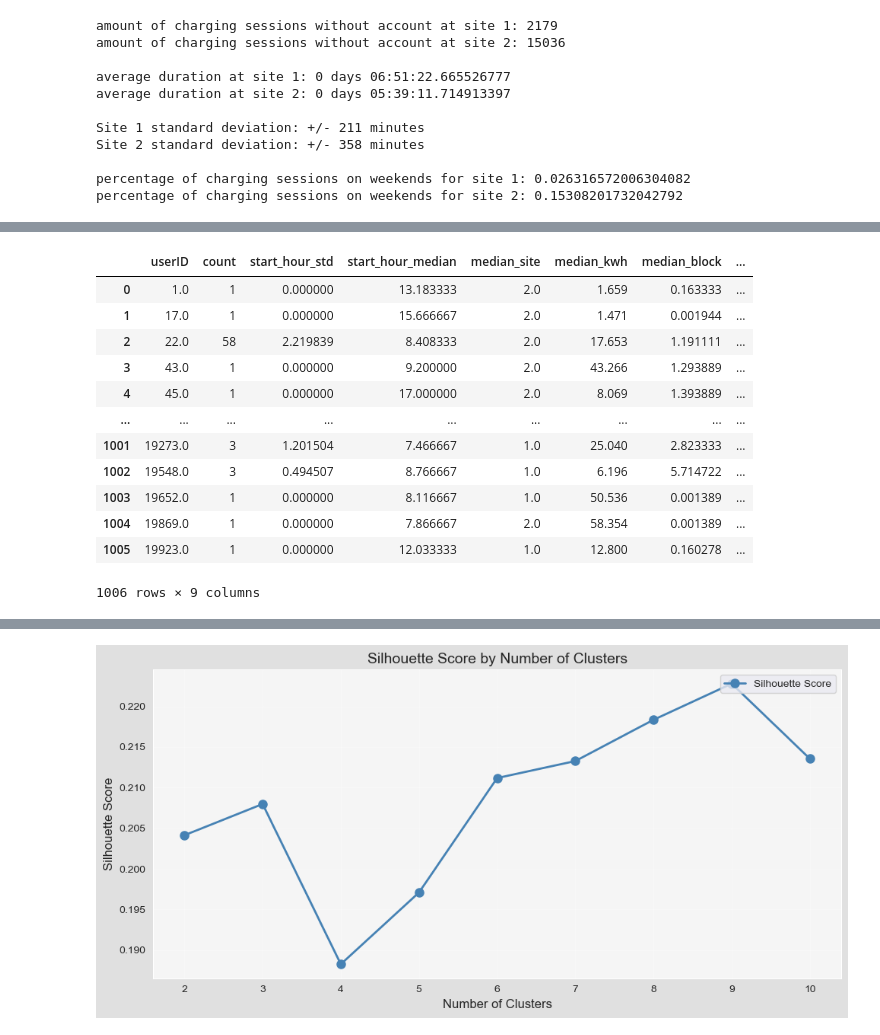
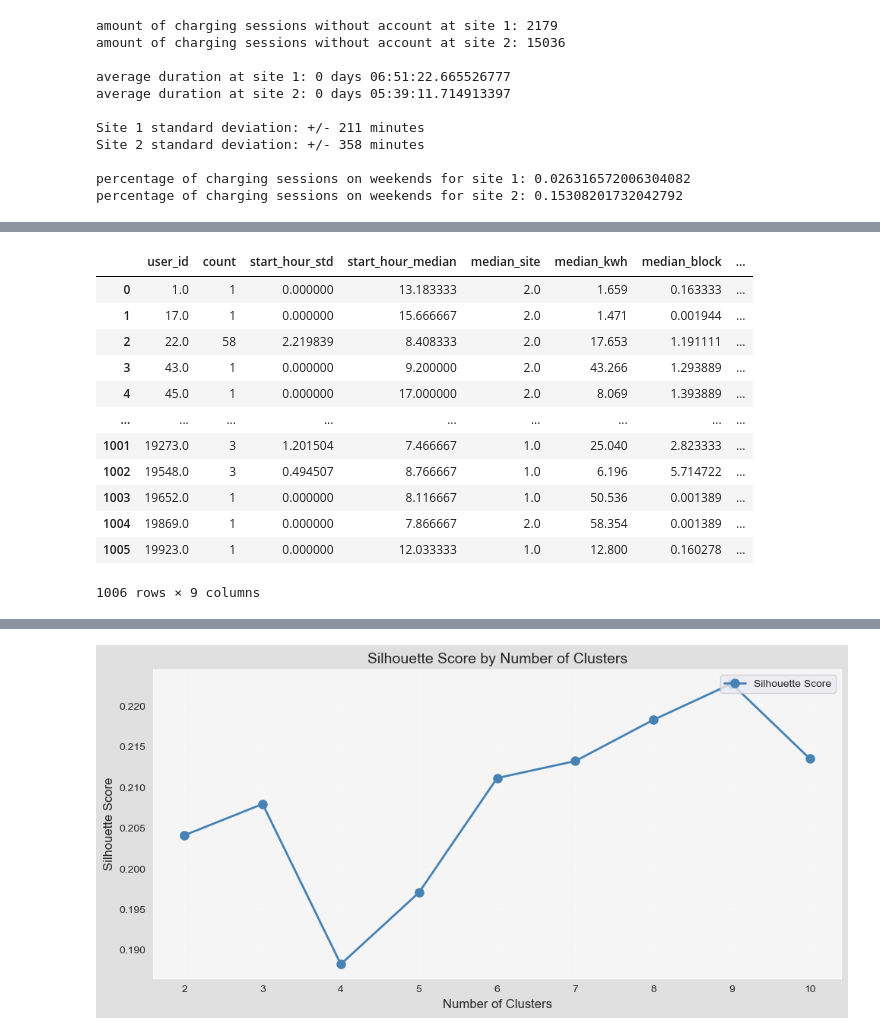
Before and after one commit to dfd0430/wiso, a Jupyter notebook: main.ipynb, the cells around one changed output, grey strips where cells are left out. Drawn from its saved outputs; the diff is of its cells as text; code cells hidden in the pictures.

```diff
--- a/main.ipynb
+++ b/main.ipynb
@@ -112,6 +113,24 @@ charging_sessions = charging_sessions[[
         "requestedDeparture"
     ]]
 charging_sessions= charging_sessions.drop_duplicates(keep='first')
+
+# rename columns to snake_case
+charging_sessions = charging_sessions.rename(columns={
+    'connectionTime': 'connection_time',
+    'disconnectTime': 'disconnect_time',
+    'doneChargingTime': 'done_charging_time',
+    'kWhDelivered': 'kwh_delivered',
+    'sessionID': 'session_id',
+    'siteID': 'site_id',
+    'stationID': 'station_id',
+    'userID': 'user_id',
+    'WhPerMile': 'wh_per_mile',
+    'kWhRequested': 'kwh_requested',
+    'milesRequested': 'miles_requested',
+    'minutesAvailable': 'minutes_available',
+    'modifiedAt': 'modified_at',
+    'requestedDeparture': 'requested_departure',
+})
 # %%
 # add missing values in temperature data by interpolation
 numeric_cols = ['temperature', 'felt_temperature', 'windspeed', 'pressure','cloud_cover']
@@ -572,50 +606,51 @@ the we calculate columns to use in the clustering namely:
 # %%
 # Keep only users with accounts and add some useful columns
 
-charging_sessions['has_account'] = charging_sessions['userID'].notnull().astype(int)
+charging_sessions['has_account'] = charging_sessions['user_id'].notnull().astype(int)
 charging_sessions_registered = charging_sessions[charging_sessions["has_account"] == 1].copy()
 
 charging_sessions_registered['duration_hours'] = (
-    charging_sessions_registered['disconnectTime'] - charging_sessions_registered['connectionTime']
+    charging_sessions_registered['disconnect_time'] - charging_sessions_registered['connection_time']
 ).dt.total_seconds() / 3600
 
 
-charging_sessions_registered['start_hour'] = charging_sessions_registered['connectionTime'].dt.hour + charging_sessions_registered['connectionTime'].dt.minute / 60
+charging_sessions_registered['start_hour'] = charging_sessions_registered['connection_time'].dt.hour + charging_sessions_registered['connection_time'].dt.minute / 60
 
 
-charging_sessions_registered['doneChargingTime'] = charging_sessions_registered['doneChargingTime'].fillna(
-    charging_sessions_registered['disconnectTime']
+charging_sessions_registered['done_charging_time'] = charging_sessions_registered['done_charging_time'].fillna(
+    charging_sessions_registered['disconnect_time']
 )
 
 charging_sessions_registered['block_time'] = (
-    charging_sessions_registered['disconnectTime'] - charging_sessions_registered['doneChargingTime']
+    charging_sessions_registered['disconnect_time'] - charging_sessions_registered['done_charging_time']
 ).dt.total_seconds() / 3600
 
 
 # Group by user and compute aggregated features
 charging_sessions_registered_grouped = (
     charging_sessions_registered
-        .groupby("userID")
+        .groupby("user_id")
         .agg(
             count=("start_hour", "count"),
             start_hour_std=("start_hour", "std"),
             start_hour_median=("start_hour", "median"),
-            median_site=("siteID","median"),
-            median_kwh = ('kWhDelivered',"median"),
+            median_site=("site_id","median"),
+            median_kwh = ('kwh_delivered',"median"),
             median_block = ('block_time',"median"),
             median_duration = ('duration_hours',"median"),
-            median_request = ('milesRequested',"median")
+            median_request = ('miles_requested',"median")
         )
         .reset_index()
 )
 
 # Replace NaN std values
 charging_sessions_registered_grouped["start_hour_std"] = (
     charging_sessions_registered_grouped["start_hour_std"].fillna(0)
 )
-charging_sessions_registered
+
+charging_sessions_registered_grouped
 # %% [output]
-|  | userID | count | start_hour_std | start_hour_median | median_site | median_kwh | median_block | ... |
+|  | user_id | count | start_hour_std | start_hour_median | median_site | median_kwh | median_block | ... |
 | 0 | 1.0 | 1 | 0.000000 | 13.183333 | 2.0 | 1.659 | 0.163333 | ... |
 | 1 | 17.0 | 1 | 0.000000 | 15.666667 | 2.0 | 1.471 | 0.001944 | ... |
 | 2 | 22.0 | 58 | 2.219839 | 8.408333 | 2.0 | 17.653 | 1.191111 | ... |
```
Also changed, not shown: parts of 24 cells of this notebook, 1 other file.
